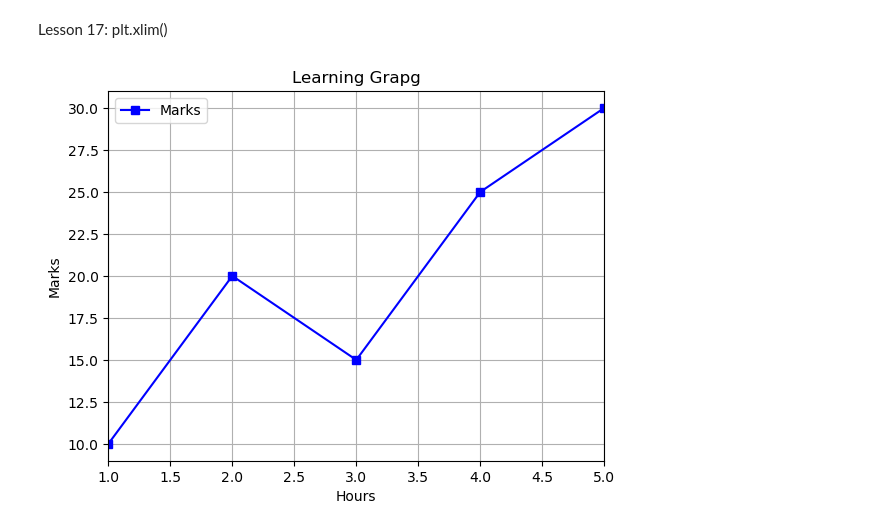
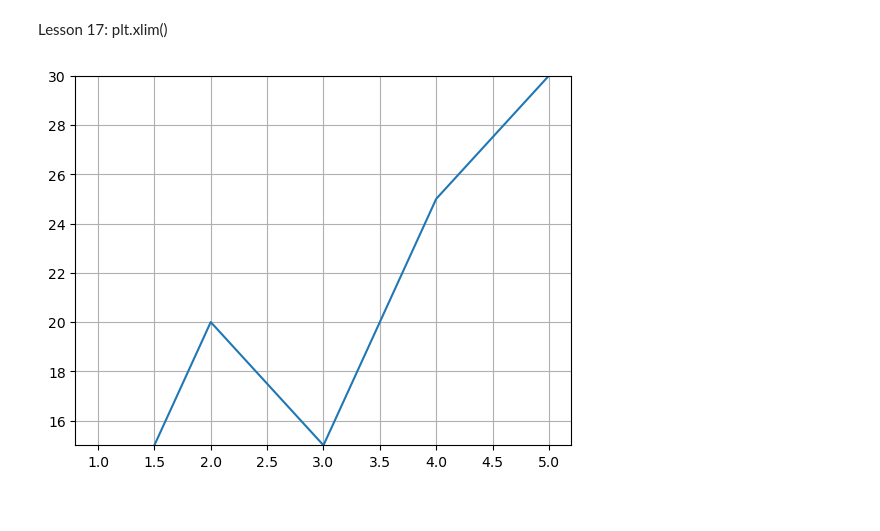
Before and after one commit to shripada-mahato/Matplotlib, a Jupyter notebook: operation.ipynb, the cells around one changed output. Saved outputs shown, nothing was run; the diff lists cells and outputs as text; code cells hidden in the pictures.

Commit message:
learn upto figure method

```diff
--- a/operation.ipynb
+++ b/operation.ipynb
@@ -235,18 +264,10 @@ Lesson 17: plt.xlim()
 # %%
 import matplotlib.pyplot as plt
 x = [1, 2, 3, 4, 5]
 y = [10, 20, 15, 25, 30]
-plt.plot(
-    x,y, label='Marks',
-    color='blue',
-    marker='s',
-)
-plt.title("Learning Grapg")
-plt.xlabel('Hours')
-plt.ylabel('Marks')
-plt.xlim(1,5)
+plt.plot(x,y)
+plt.ylim(15,30)
 plt.grid()
-plt.legend()
 plt.show()
 # %% [output]
-[figure, old version]
+[figure, new version]
```
Also changed, not shown: parts of 14 cells of this notebook.
